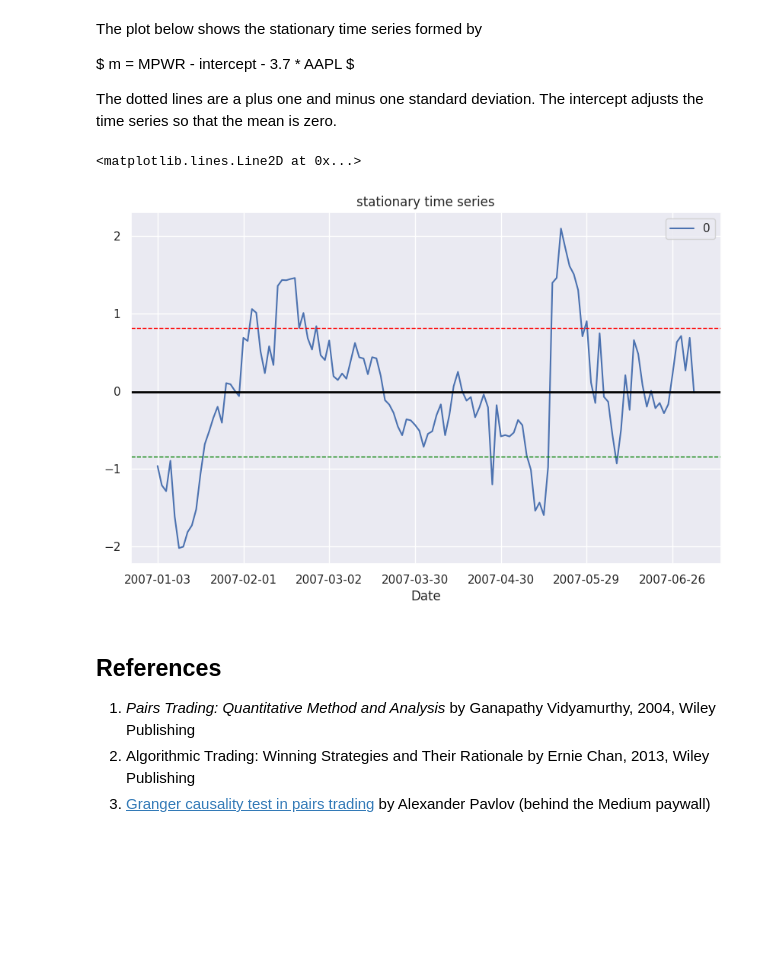
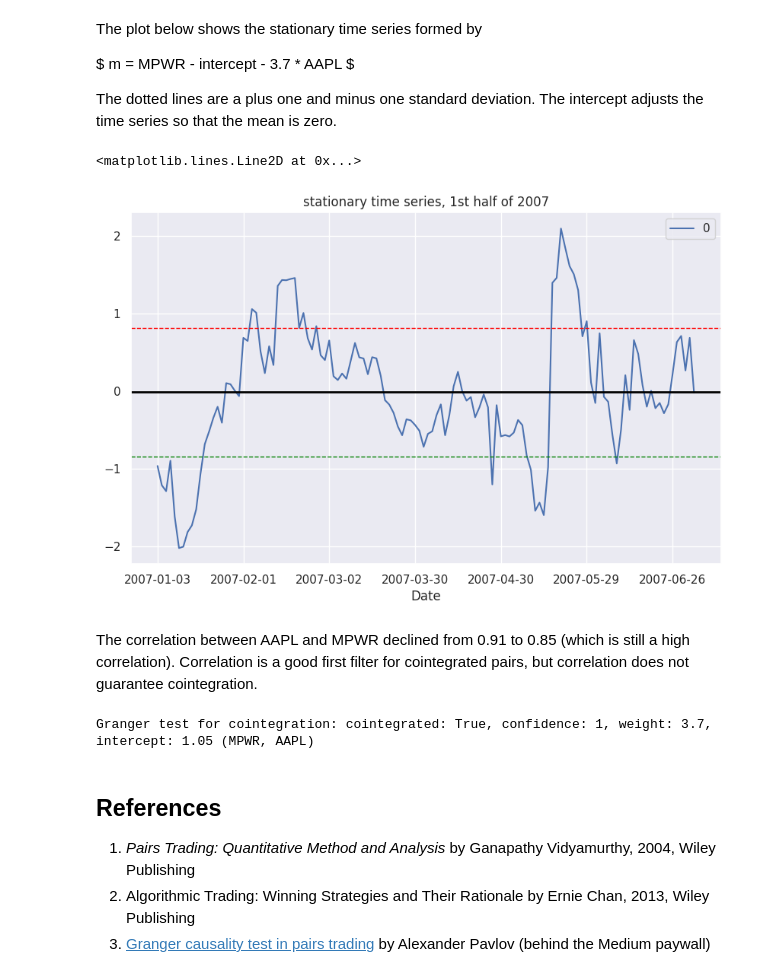
Before and after one commit to IanLKaplan/pairs_trading, a Jupyter notebook: pairs_trading.ipynb, the cells around one changed output. Saved outputs shown, nothing was run; the diff lists cells and outputs as text; code cells hidden in the pictures; blank space fills up the shorter version.

```diff
--- a/pairs_trading.ipynb
+++ b/pairs_trading.ipynb
@@ -874,14 +890,14 @@ pair_stat = PairStatistics()
 
 d2007_aapl = pd.DataFrame(d2007_close['AAPL'])
 d2007_mpwr = pd.DataFrame(d2007_close['MPWR'])
-coint_data_granger = pair_stat.engle_granger_coint(data_a=d2007_aapl, data_b=d2007_mpwr)
+coint_data_granger_2007 = pair_stat.engle_granger_coint(data_a=d2007_aapl, data_b=d2007_mpwr)
 
-print(f'Granger test for cointegration: {coint_data_granger}')
+print(f'Granger test for cointegration: {coint_data_granger_2007}')
 
-data_a = pd.DataFrame(d2007_close[coint_data_granger.asset_a])
-data_b = pd.DataFrame(d2007_close[coint_data_granger.asset_b])
+data_a = pd.DataFrame(d2007_close[coint_data_granger_2007.asset_a])
+data_b = pd.DataFrame(d2007_close[coint_data_granger_2007.asset_b])
 
-stationary_a = pair_stat.stationary_series(data_a=data_a, data_b=data_b, coint_data=coint_data_granger)
+stationary_a = pair_stat.stationary_series(data_a=data_a, data_b=data_b, coint_data=coint_data_granger_2007)
 
 stationary_df = pd.DataFrame(stationary_a.flatten())
 stationary_df.index = d2007_close.index
@@ -900,15 +916,27 @@ The dotted lines are a plus one and minus one standard deviation. The intercept
 # %%
 
 
-stationary_df.plot(grid=True, title=f'stationary time series', figsize=(10, 6))
+stationary_df.plot(grid=True, title=f'stationary time series, 1st half of 2007', figsize=(10, 6))
 stat_mean = stationary_df.mean()[0]
 stat_sd = stationary_df.std()[0]
 plt.axhline(y=stat_mean, color='black', linewidth=2)
 plt.axhline(y=stat_mean + stat_sd, color='red', linewidth=1, linestyle='--')
 plt.axhline(y=stat_mean - stat_sd, color='green', linewidth=1, linestyle='--')
 # %% [output]
 <matplotlib.lines.Line2D at 0x...>
-[figure, old version]
+[figure, new version]
+# %% [markdown]
+<p>
+The correlation between AAPL and MPWR declined from 0.91 to 0.85 (which is still a high correlation). Correlation is a good first filter
+for cointegrated pairs, but correlation does not guarantee cointegration.
+</p>
+# %%
+d2008_aapl = pd.DataFrame(d2008_close['AAPL'])
+d2008_mpwr = pd.DataFrame(d2008_close['MPWR'])
+coint_data_granger_2008 = pair_stat.engle_granger_coint(data_a=d2008_aapl, data_b=d2008_mpwr)
+print(f'Granger test for cointegration: {coint_data_granger_2007}')
+# %% [output]
+Granger test for cointegration: cointegrated: True, confidence: 1, weight: 3.7, intercept: 1.05 (MPWR, AAPL)
 # %% [markdown]
 
 <h2>
```
Also changed, not shown: parts of 6 cells of this notebook.
